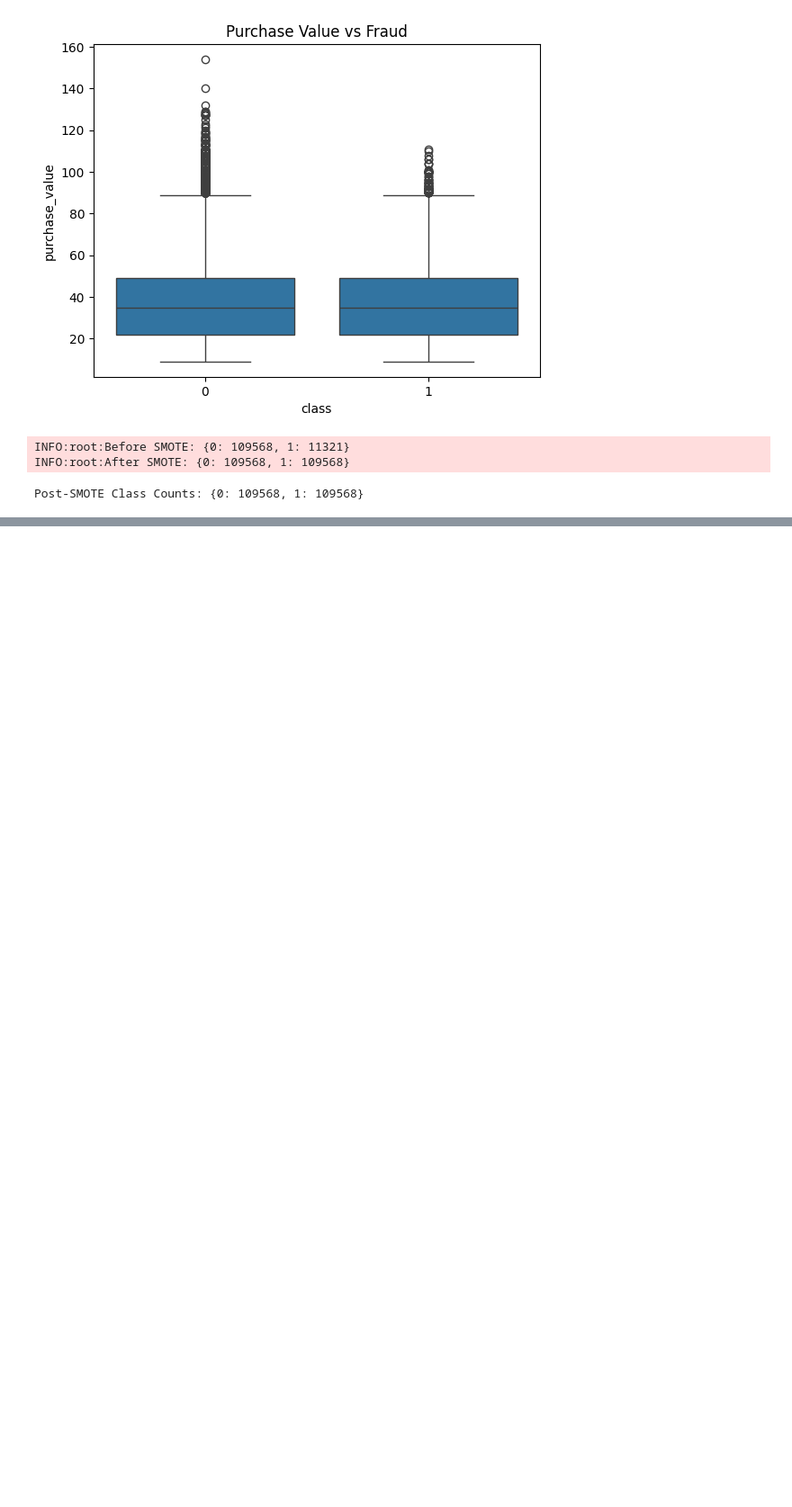
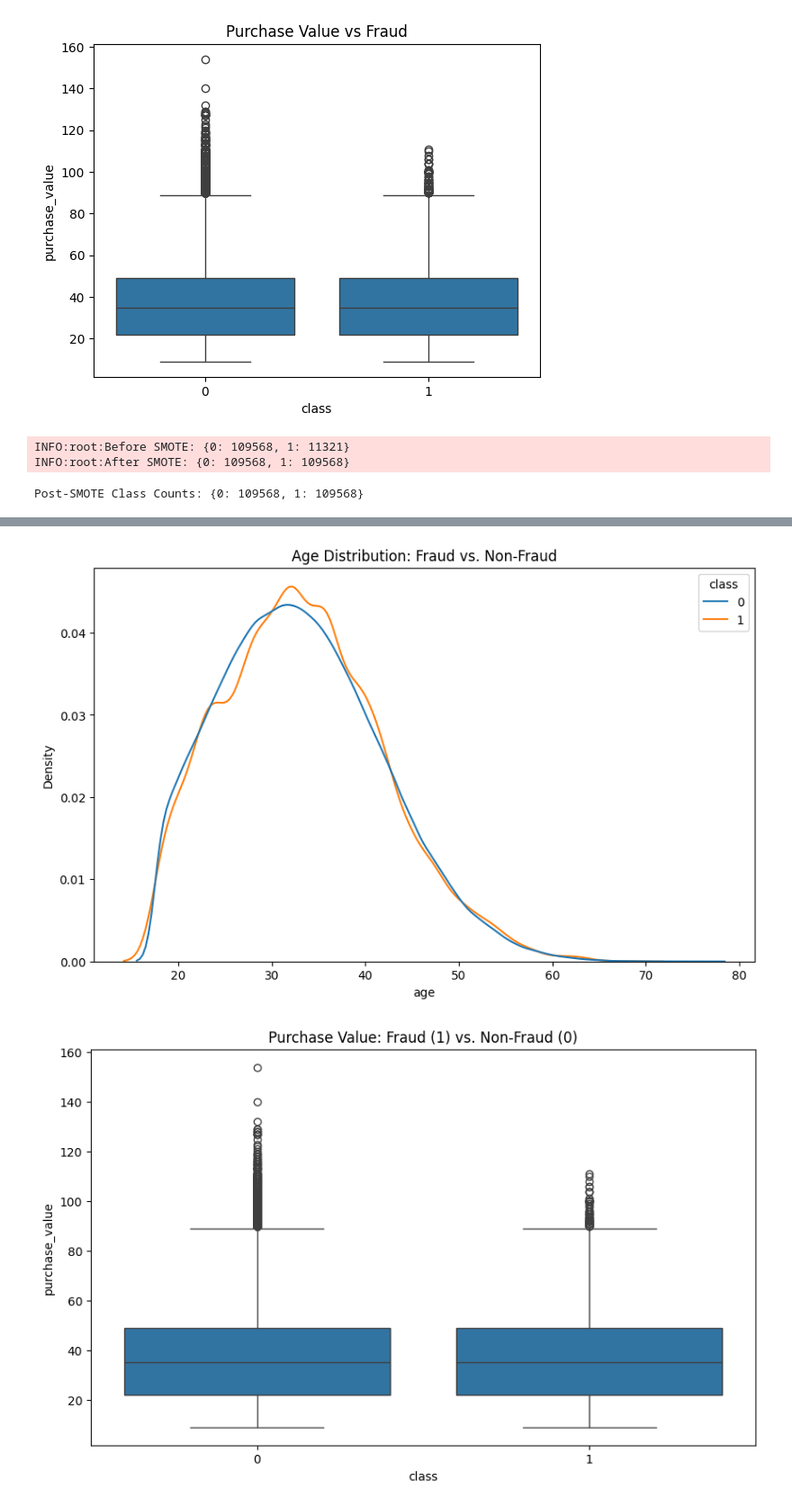
Before and after one commit to Maireg789/adey-fraud-detection, a Jupyter notebook: notebooks/eda-fraud-data.ipynb, the cells around one changed output, grey strips where cells are left out. Shown: that part at 90% size. Cells and saved outputs as stored; diff of their text form; code cells hidden in the pictures; blank space fills up the shorter version.

```diff
--- a/notebooks/eda-fraud-data.ipynb
+++ b/notebooks/eda-fraud-data.ipynb
@@ -67,0 +171,15 @@ Post-SMOTE Class Counts: {0: 109568, 1: 109568}
+# %%
+# Bivariate Analysis: Age vs Fraud
+plt.figure(figsize=(10, 6))
+sns.kdeplot(data=df, x='age', hue='class', common_norm=False)
+plt.title('Age Distribution: Fraud vs. Non-Fraud')
+plt.show()
+
+# Bivariate Analysis: Purchase Value vs Fraud
+plt.figure(figsize=(10, 6))
+sns.boxplot(x='class', y='purchase_value', data=df)
+plt.title('Purchase Value: Fraud (1) vs. Non-Fraud (0)')
+plt.show()
+# %% [output]
+[figure, added]
+[figure, added]
```
Also changed, not shown: parts of 4 cells of this notebook, 3 other files.
